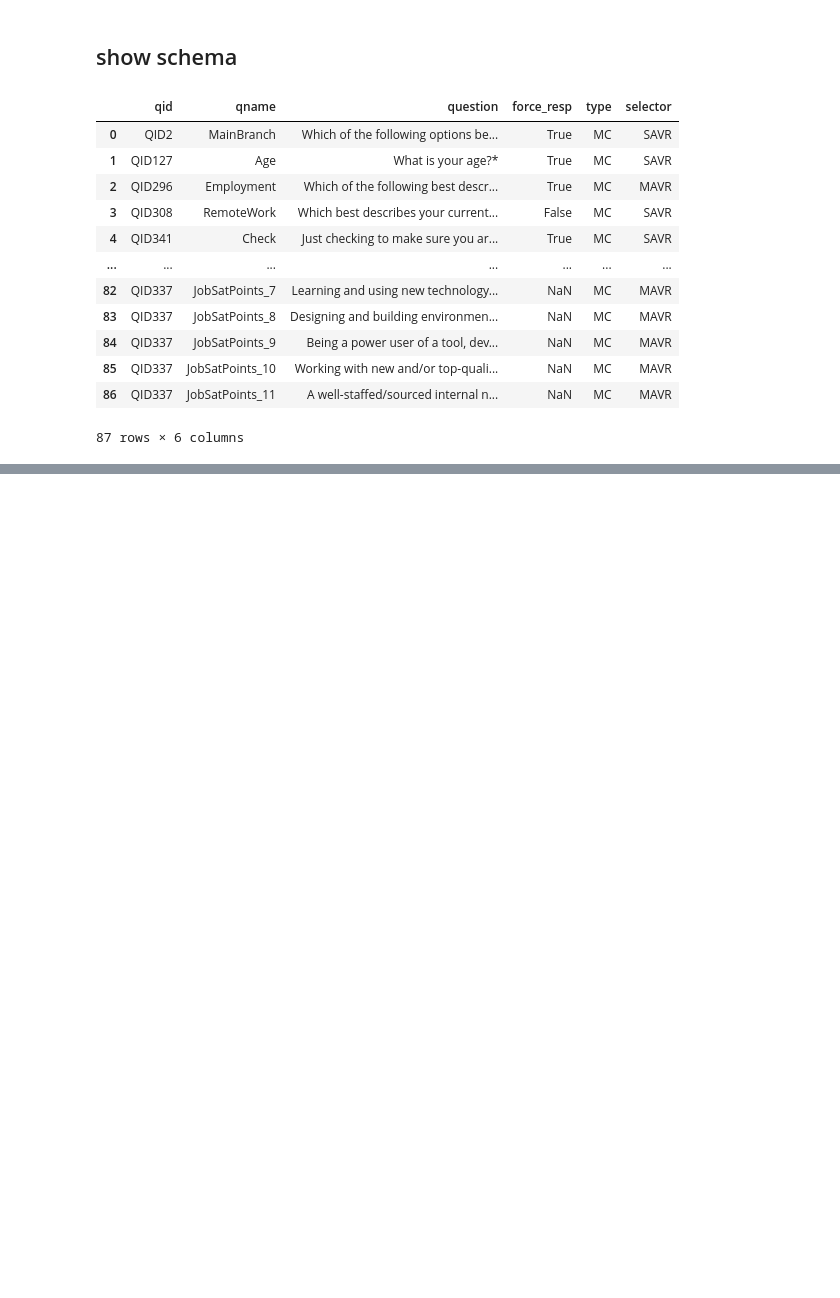
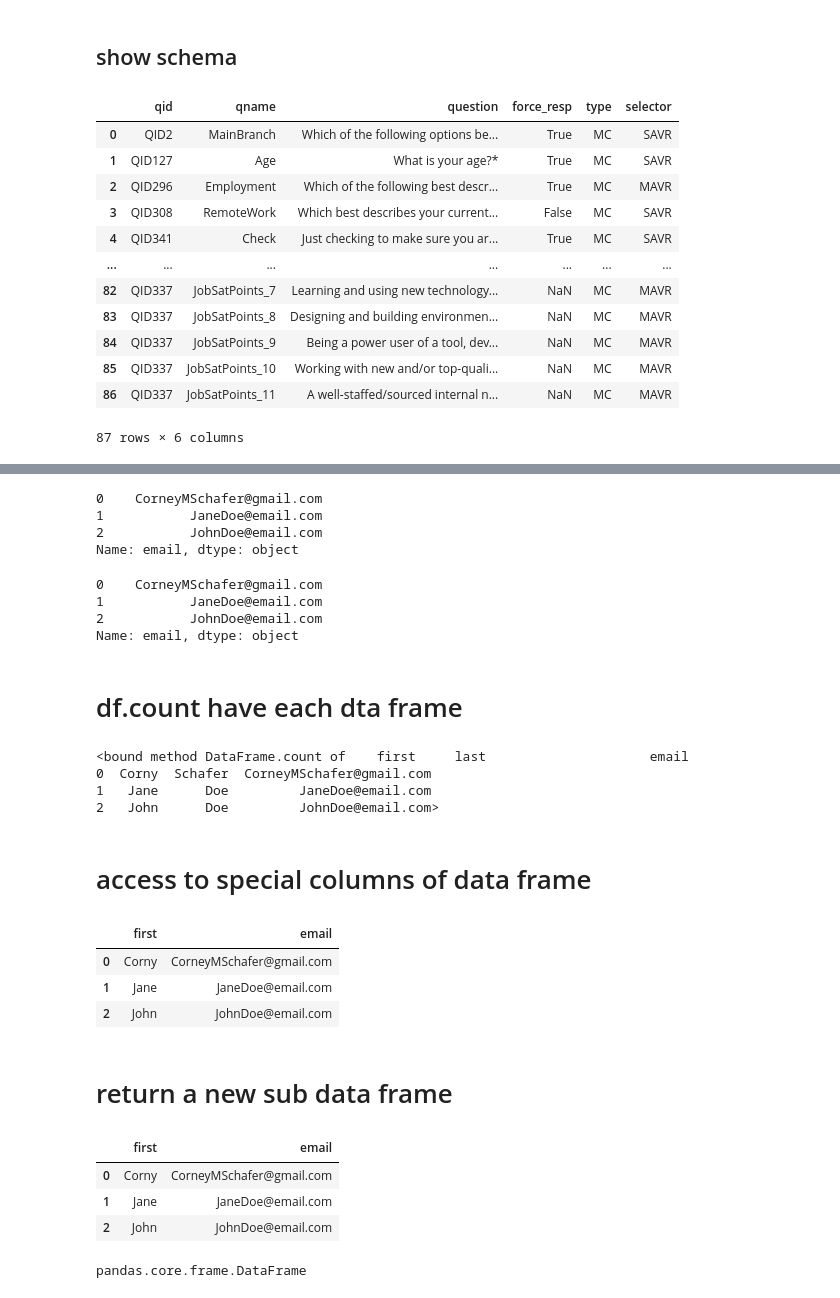
Before and after one commit to MathiasStadler/python_try_pandas_two, a Jupyter notebook: python_pandas_demo_part_2.ipynb, the cells around one changed output, grey strips where cells are left out. Drawn from its saved outputs; the diff is of its cells as text; code cells hidden in the pictures; blank space fills up the shorter version.

```diff
--- a/python_pandas_demo_part_2.ipynb
+++ b/python_pandas_demo_part_2.ipynb
@@ -37,0 +102,36 @@ schema_df
+# %%
+# import pandas as pd
+df.email
+# %% [output]
+0    CorneyMSchafer@gmail.com
+1           JaneDoe@email.com
+2           JohnDoe@email.com
+Name: email, dtype: object
+# %%
+# the same
+df['email']
+# %% [output]
+0    CorneyMSchafer@gmail.com
+1           JaneDoe@email.com
+2           JohnDoe@email.com
+Name: email, dtype: object
+# %% [markdown]
+# df.count have each dta frame
+# %%
+df.count
+# %% [output]
+<bound method DataFrame.count of    first     last                     email
+0  Corny  Schafer  CorneyMSchafer@gmail.com
+1   Jane      Doe         JaneDoe@email.com
+2   John      Doe         JohnDoe@email.com>
+# %% [markdown]
+# access to special columns of data frame
+# %%
+df[['first','email']]
+# %% [output]
+|  | first | email |
+| 0 | Corny | CorneyMSchafer@gmail.com |
+| 1 | Jane | JaneDoe@email.com |
+| 2 | John | JohnDoe@email.com |
+# %% [markdown]
+# return a new sub data frame
@@ -37,0 +140,7 @@ schema_df
+# %%
+sub_data_frame
+# %% [output]
+|  | first | email |
+| 0 | Corny | CorneyMSchafer@gmail.com |
+| 1 | Jane | JaneDoe@email.com |
+| 2 | John | JohnDoe@email.com |
@@ -37,0 +149,4 @@ schema_df
+# %%
+type(sub_data_frame)
+# %% [output]
+pandas.core.frame.DataFrame
```
Also changed, not shown: parts of 16 cells of this notebook, 2 other files.
